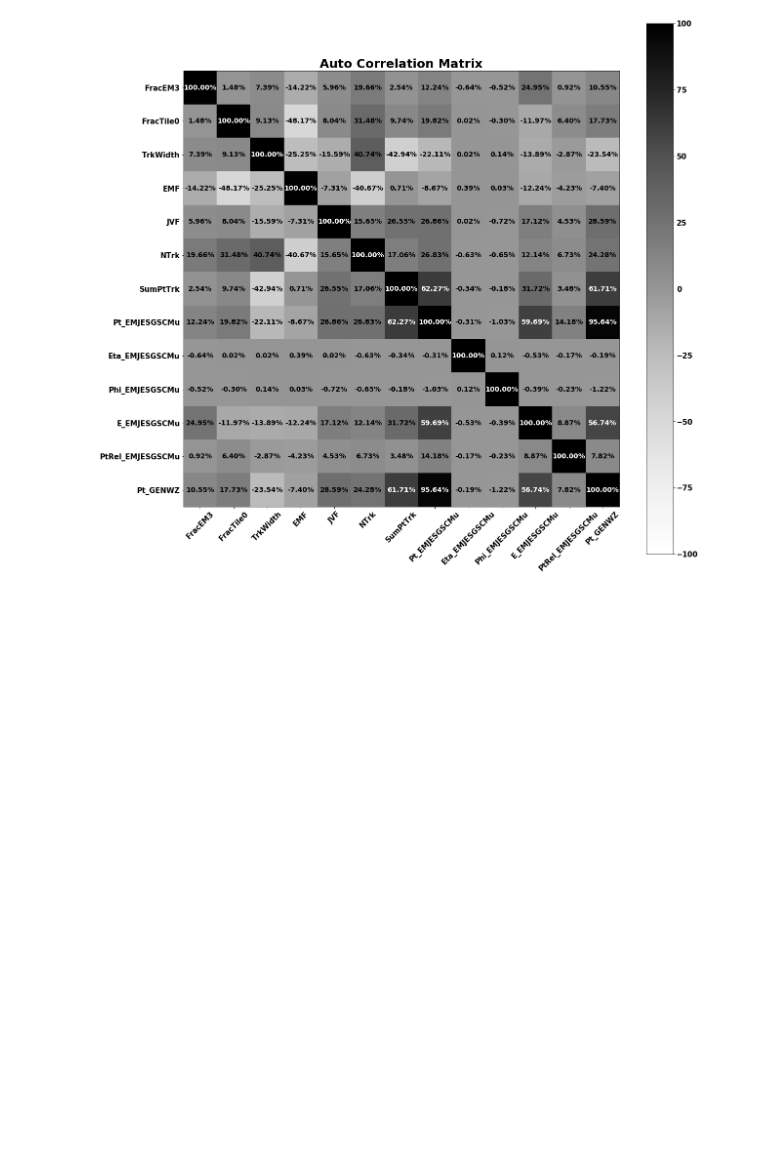
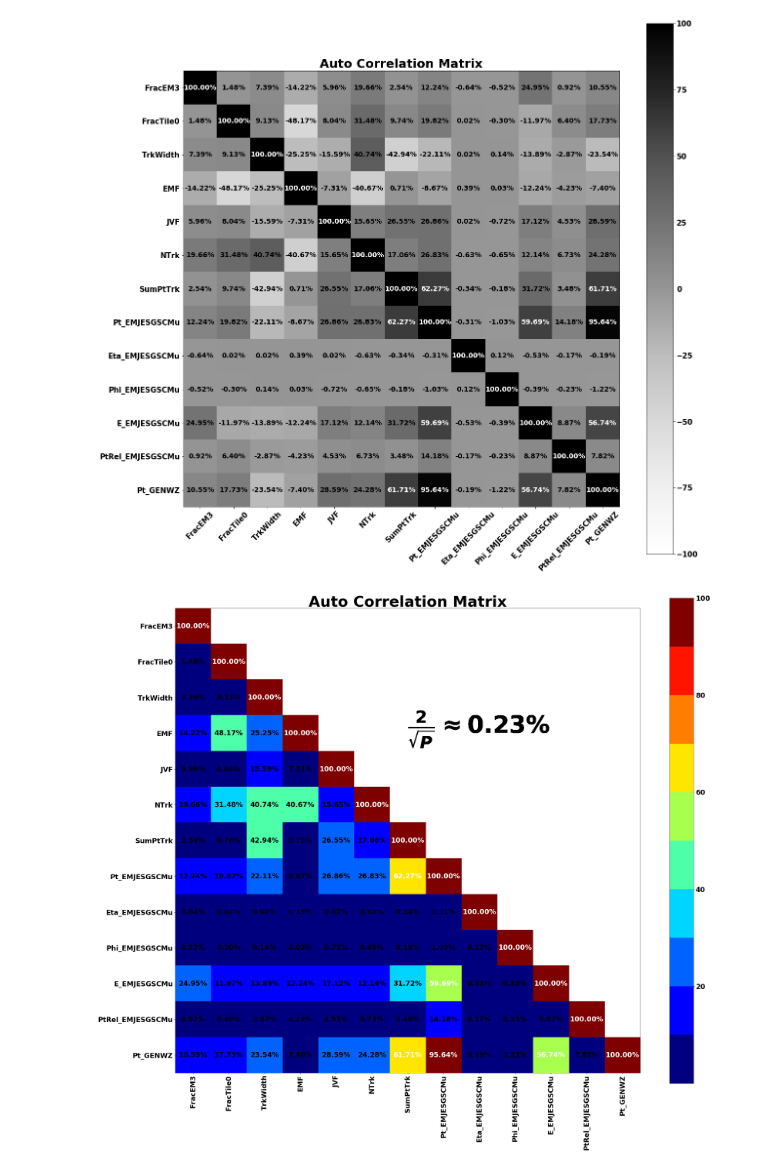
Before and after one commit to micaelverissimo/PtRelAnalysis, a Jupyter notebook: StatisticalAnalysis.ipynb, the cells around one changed output. Drawn from its saved outputs; the diff is of its cells as text; code cells hidden in the pictures; blank space fills up the shorter version.

```diff
--- a/StatisticalAnalysis.ipynb
+++ b/StatisticalAnalysis.ipynb
@@ -97,7 +97,7 @@ AttributeError: 'TObject' object has no attribute 'GetEntries'
 # %%
 # Confirm our array shape
 signal = np.load("/home/micael/MyWorkspace/DATA/lvbb125Array.npy")
-signal = np.delete(signal,11,axis=1)
+#signal = np.delete(signal,11,axis=1)
 
 signal.shape
 # %% [output]
@@ -157,3 +157,61 @@ fig.colorbar(AutoCor_Matrix)
 # %% [output]
 <matplotlib.colorbar.Colorbar at 0x...>
 [figure]
+# %%
+minimum_correlation = 100.0*1/np.sqrt(signal.shape[0])
+# %%
+# Make a correlation matrix between variabels and target.
+
+import matplotlib.pyplot as plt
+from matplotlib import cm as CM
+%matplotlib inline
+
+#plt.rcParams['xtick.labelsize'] = 30
+#plt.rcParams['ytick.labelsize'] = 30
+
+#plt.rc('legend', **{'fontsize':15})
+
+plt.rc('font', weight='bold', size=23)
+
+AutCor = abs(100.0*np.corrcoef(signal,rowvar=0))
+mask =  np.triu(AutCor, k=1)
+AutCor = np.ma.array(AutCor, mask=mask)
+
+fig = plt.figure(figsize=(35,30))
+ax = fig.add_subplot(111)
+#ax.set_aspect(1)
+#cm = cm.astype('float')/ cm.sum(axis=1)[:, np.newaxis]
+
+cmap = CM.get_cmap('jet', 10)
+cmap.set_bad('w')
+AutoCor_Matrix = ax.imshow(AutCor,interpolation="nearest", cmap=cmap)
+#mask =  np.tri(data_trgt.shape[0], k=-1)
+
+
+fig.colorbar(AutoCor_Matrix)
+
+width, height = AutCor.shape
+
+for x in xrange(width):
+    for y in xrange(height):
+        if y>x:
+            ax.annotate(r'$\frac{2}{\sqrt{P}}\approx$%1.2f%%'%(minimum_correlation), xy=(2,3),xytext=(6, 3),fontsize=80)
+        if AutCor[x][y] < 50.:
+            ax.annotate("%1.2f%%"%(AutCor[x][y]), xy=(y, x), horizontalalignment="center",verticalalignment="center")
+
+        else:
+            ax.annotate("%1.2f%%"%(AutCor[x][y]), xy=(y, x), horizontalalignment="center",verticalalignment="center",color="white")
+ax.set_yticks(np.arange(AutCor.shape[1]))
+ax.set_xticks(np.arange(AutCor.shape[0]))
+
+labels = ['FracEM3', 'FracTile0', 'TrkWidth', 'EMF', 'JVF', 'NTrk', 'SumPtTrk', 'Pt_EMJESGSCMu', 'Eta_EMJESGSCMu', 'Phi_EMJESGSCMu', 'E_EMJESGSCMu', 'PtRel_EMJESGSCMu', 'Pt_GENWZ']
+
+ax.set_xticklabels(labels)
+ax.set_yticklabels(labels)
+
+plt.xticks(rotation=90)
+
+ax.set_title('Auto Correlation Matrix', fontweight='bold', fontsize=50)
+plt.savefig(output+'/'+'AutCorMatrix_CPE721.pdf')
+# %% [output]
+[figure, added]
```
Also changed, not shown: parts of 1 cell of this notebook, 1 other file.
